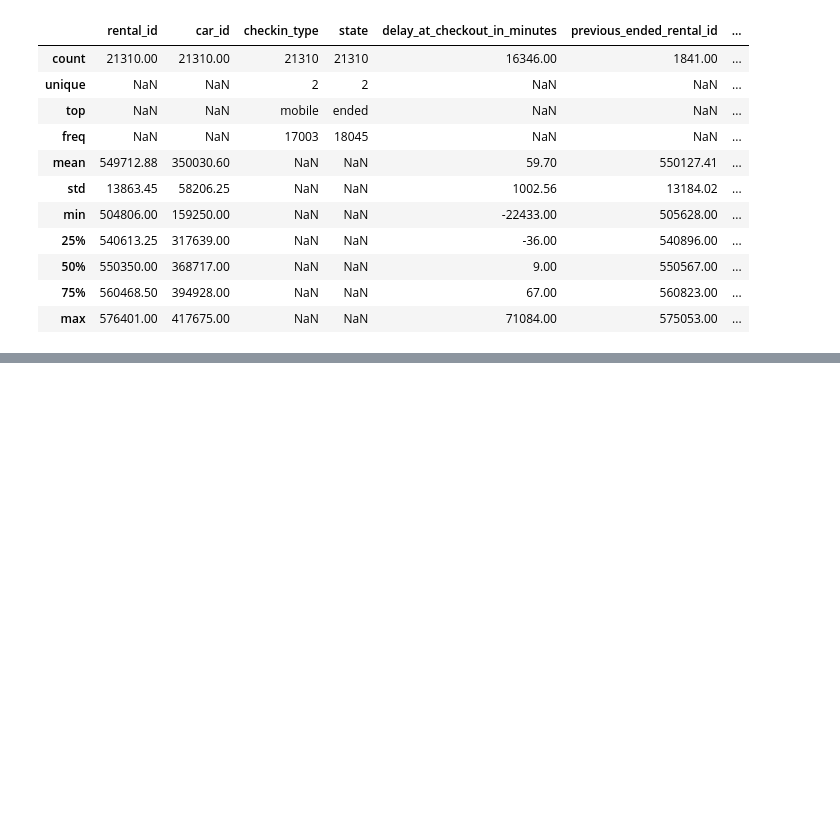
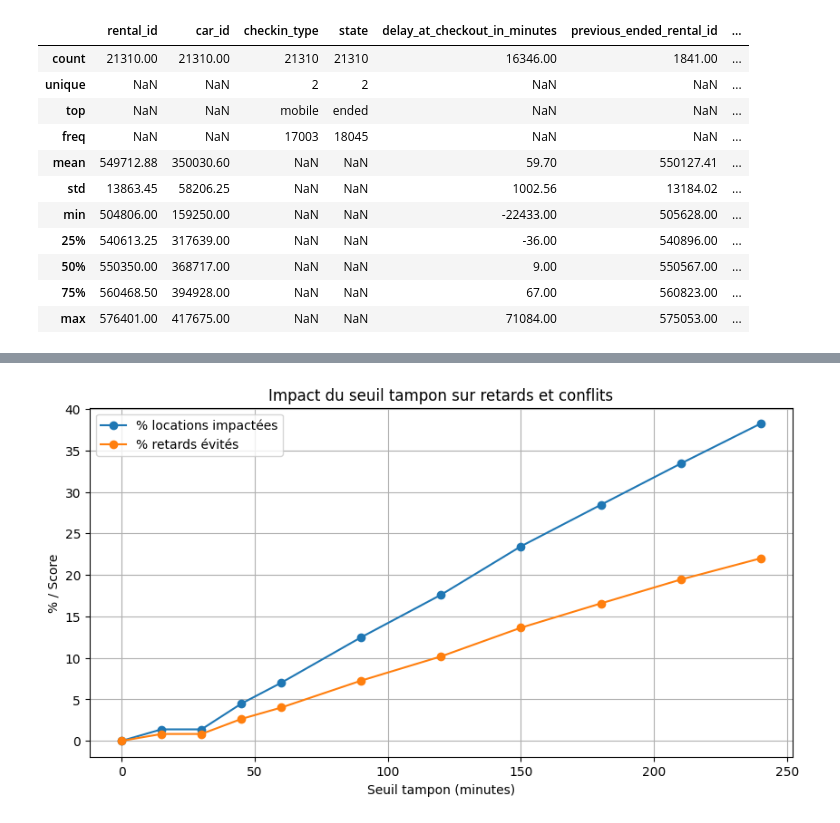
Before and after one commit to nlefort/JEDHA, a Jupyter notebook: PROJETS/08.Déploiement/notebooks/EDA.ipynb, the cells around one changed output, grey strips where cells are left out. Saved outputs shown, nothing was run; the diff lists cells and outputs as text; code cells hidden in the pictures; blank space fills up the shorter version.

```diff
--- a/PROJETS/08.Déploiement/notebooks/EDA.ipynb
+++ b/PROJETS/08.Déploiement/notebooks/EDA.ipynb
@@ -142,0 +217,74 @@ Taux global de retards : 44.13%
+# %%
+# copier le dataset existant
+dataset_seuil=dataset.copy()
+
+# ========================
+# Simulation delta "temps" entre deux location
+# ========================
+
+# Simuler les time_delta manquants pour que la simulation ait du sens
+nan_mask = dataset_seuil['time_delta_with_previous_rental_in_minutes'].isna()
+dataset_seuil.loc[nan_mask, 'simulated_time_delta'] = np.random.randint(30, 600, size=nan_mask.sum())
+dataset_seuil.loc[~nan_mask, 'simulated_time_delta'] = dataset_seuil.loc[~nan_mask, 'time_delta_with_previous_rental_in_minutes']
+
+# Vérif
+#print("Valeurs simulées pour time_delta_with_previous_rental_in_minutes :")
+#print(dataset_seuil['simulated_time_delta'].describe())
+
+# ========================
+# Fonction pour calculer retards et conflits
+# ========================
+def calculate_retards_conflicts(dataset_seuil, threshold, alpha=1.0):
+    """
+    dataset_seuil : DataFrame avec colonnes 'simulated_time_delta' et 'delay_at_checkout_in_minutes'
+    threshold : seuil tampon entre deux locations (en minutes)
+    """
+    dataset_seuil = dataset_seuil.copy()
+    # Conflits = locations bloquées par le seuil
+    dataset_seuil['conflict'] = dataset_seuil['simulated_time_delta'] < threshold
+
+    # Retards évités = retards qui auraient été bloqués
+    dataset_seuil['retard_evite'] = dataset_seuil['conflict'] & (dataset_seuil['delay_at_checkout_in_minutes'] > 0)
+
+    pct_conflict = dataset_seuil['conflict'].mean() * 100
+    pct_retard_evite = dataset_seuil['retard_evite'].mean() * 100
+
+    # Score trade-off = retards évités - alpha * conflits
+    score = pct_retard_evite - alpha * pct_conflict
+
+    return pct_conflict, pct_retard_evite, score
+
+# ========================
+# Simulation pour plusieurs seuils
+# ========================
+thresholds = [0, 15, 30, 45, 60, 90, 120, 150, 180, 210, 240]
+results = []
+
+for t in thresholds:
+    conflict, retard, s = calculate_retards_conflicts(dataset_seuil, t)
+    results.append({'threshold': t, 'pct_conflict': conflict, 'pct_retard_evite': retard})
+
+results_df = pd.DataFrame(results)
+
+# Calculs de base
+results_df['delta'] = results_df['pct_retard_evite'] - results_df['pct_conflict']
+
+# Affichage du tableau récapitulatif
+cols_to_display = ['threshold', 'pct_conflict', 'pct_retard_evite', 'delta']
+display(results_df[cols_to_display].round(2))
+
+# ========================
+# Visualisation
+# ========================
+import matplotlib.pyplot as plt
+
+plt.figure(figsize=(10,5))
+plt.plot(results_df['threshold'], results_df['pct_conflict'], label='% locations impactées', marker='o')
+plt.plot(results_df['threshold'], results_df['pct_retard_evite'], label='% retards évités', marker='o')
+plt.xlabel("Seuil tampon (minutes)")
+plt.ylabel("% / Score")
+plt.title("Impact du seuil tampon sur retards et conflits")
+plt.legend()
+plt.grid(True)
+plt.show()
+# %% [output]
@@ -142,0 +303 @@ Taux global de retards : 44.13%
+[figure, added]
```
Also changed, not shown: parts of 14 cells of this notebook, 8 other files.
